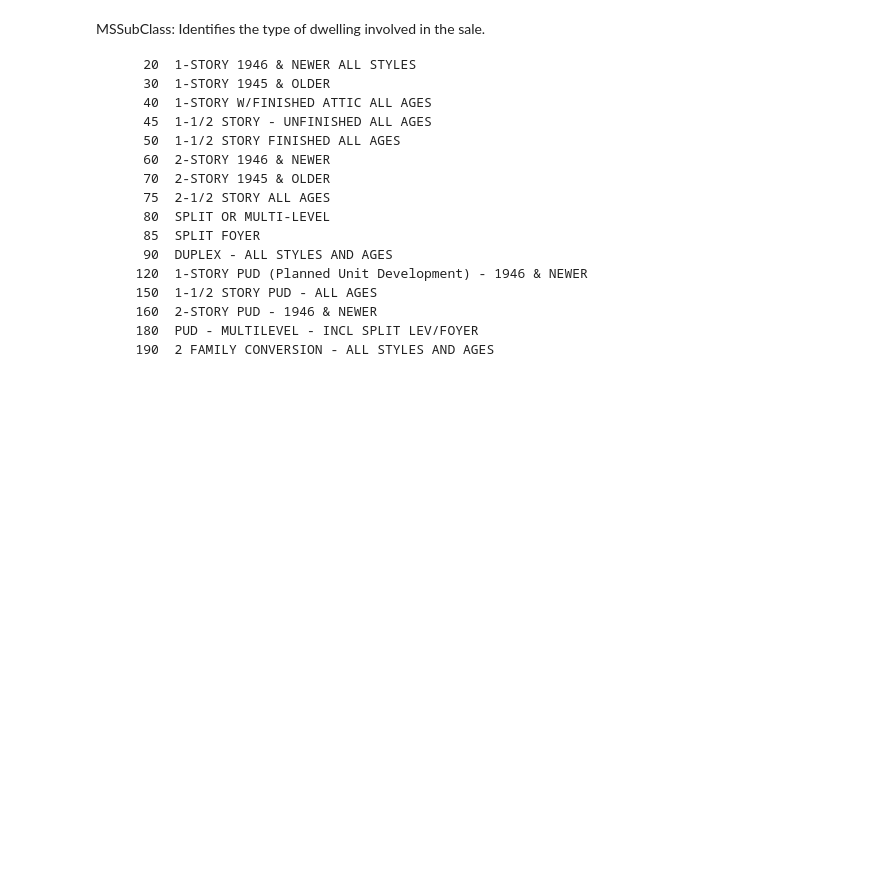
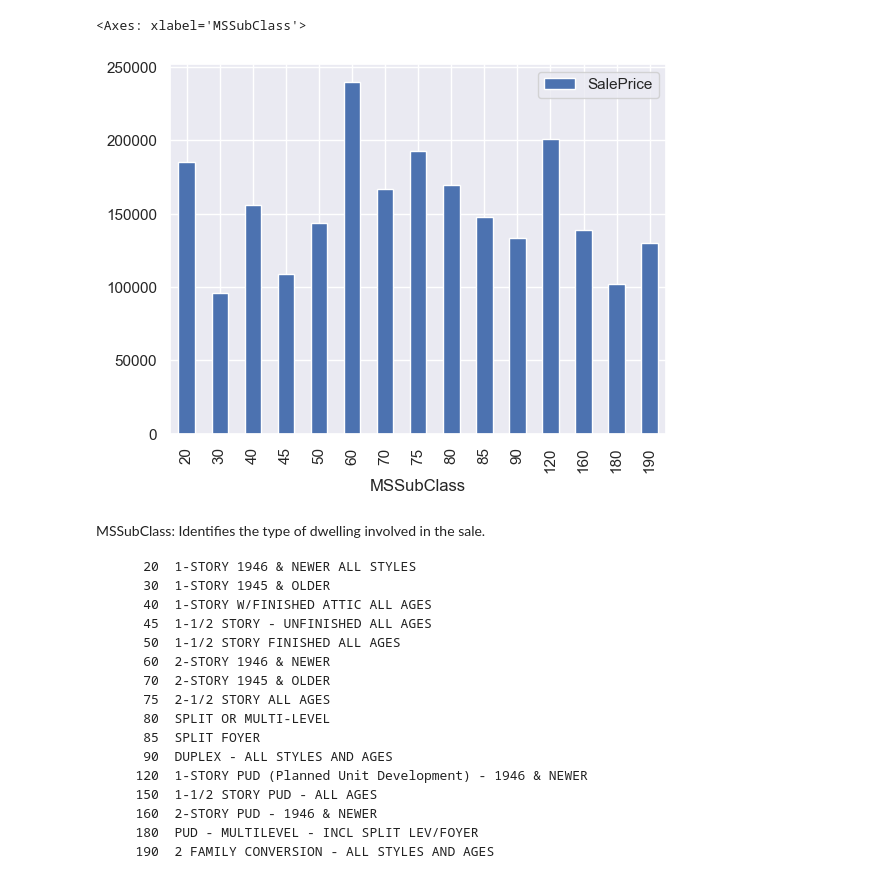
Before and after one commit to jenasandeep/Recreating-99-core_ML_Projects, a Jupyter notebook: 1-House Price Prediction/notebooks/1-initial-eda.ipynb, the cells around one changed output. Cells and saved outputs as stored; diff of their text form; code cells hidden in the pictures; blank space fills up the shorter version.

```diff
--- a/1-House Price Prediction/notebooks/1-initial-eda.ipynb
+++ b/1-House Price Prediction/notebooks/1-initial-eda.ipynb
@@ -1,3 +272,8 @@
+# %%
+train_df.groupby("MSSubClass").agg({"SalePrice": "mean"}).plot(kind="bar")
+# %% [output]
+<Axes: xlabel='MSSubClass'>
+[figure, added]
 # %% [markdown]
 MSSubClass: Identifies the type of dwelling involved in the sale.
 
```
Also changed, not shown: parts of 35 cells of this notebook, 5 other files.
